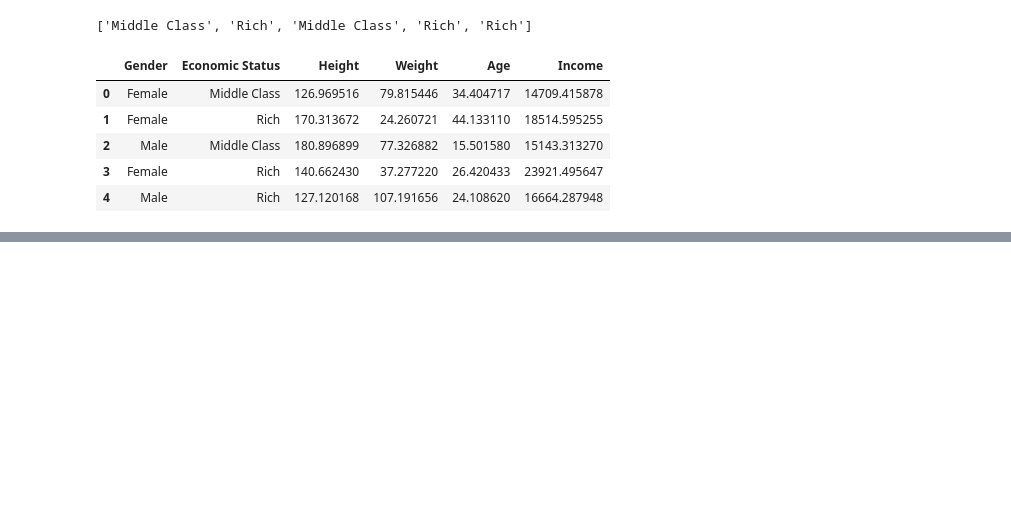
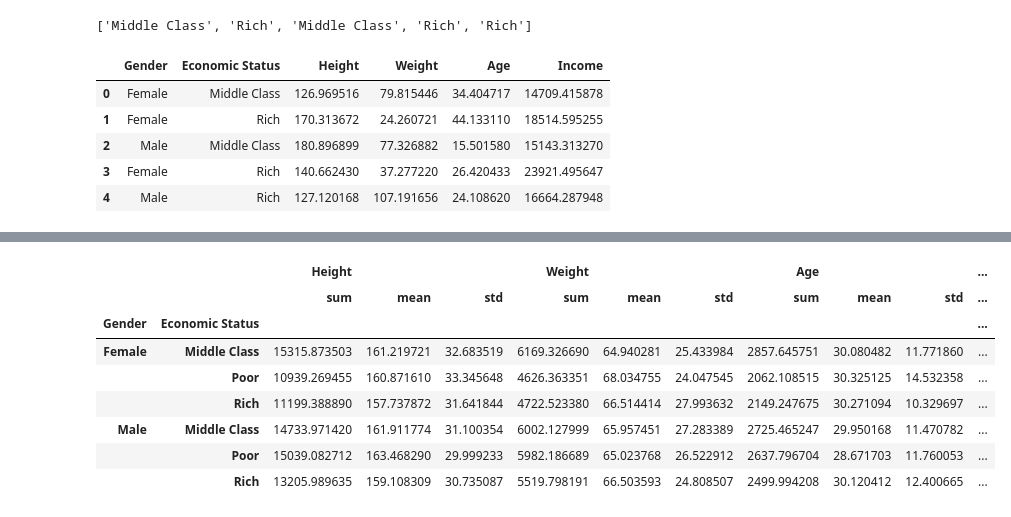
Before and after one commit to SPoVi/DataScience_Python, a Jupyter notebook: notebooks/T2 - Data Cleaning/T2 - 3 - Data Cleaning - Agrupación de datos - Jupyter.ipynb, the cells around one changed output, grey strips where cells are left out. Drawn from its saved outputs; the diff is of its cells as text; code cells hidden in the pictures; blank space fills up the shorter version.

```diff
--- a/notebooks/T2 - Data Cleaning/T2 - 3 - Data Cleaning - Agrupación de datos - Jupyter.ipynb
+++ b/notebooks/T2 - Data Cleaning/T2 - 3 - Data Cleaning - Agrupación de datos - Jupyter.ipynb
@@ -56,0 +243,13 @@ data.head()
+# %%
+# Aplicar a todas las variables
+double_group.aggregate([np.sum, np.mean, np.std])
+# %% [output]
+|  |  | Height |  |  | Weight |  |  | Age |  |  | ... |
+|  |  | sum | mean | std | sum | mean | std | sum | mean | std | ... |
+| Gender | Economic Status |  |  |  |  |  |  |  |  |  | ... |
+| Female | Middle Class | 15315.873503 | 161.219721 | 32.683519 | 6169.326690 | 64.940281 | 25.433984 | 2857.645751 | 30.080482 | 11.771860 | ... |
+|  | Poor | 10939.269455 | 160.871610 | 33.345648 | 4626.363351 | 68.034755 | 24.047545 | 2062.108515 | 30.325125 | 14.532358 | ... |
+|  | Rich | 11199.388890 | 157.737872 | 31.641844 | 4722.523380 | 66.514414 | 27.993632 | 2149.247675 | 30.271094 | 10.329697 | ... |
+| Male | Middle Class | 14733.971420 | 161.911774 | 31.100354 | 6002.127999 | 65.957451 | 27.283389 | 2725.465247 | 29.950168 | 11.470782 | ... |
+|  | Poor | 15039.082712 | 163.468290 | 29.999233 | 5982.186689 | 65.023768 | 26.522912 | 2637.796704 | 28.671703 | 11.760053 | ... |
+|  | Rich | 13205.989635 | 159.108309 | 30.735087 | 5519.798191 | 66.503593 | 24.808507 | 2499.994208 | 30.120412 | 12.400665 | ... |
```
Also changed, not shown: parts of 19 cells of this notebook.
